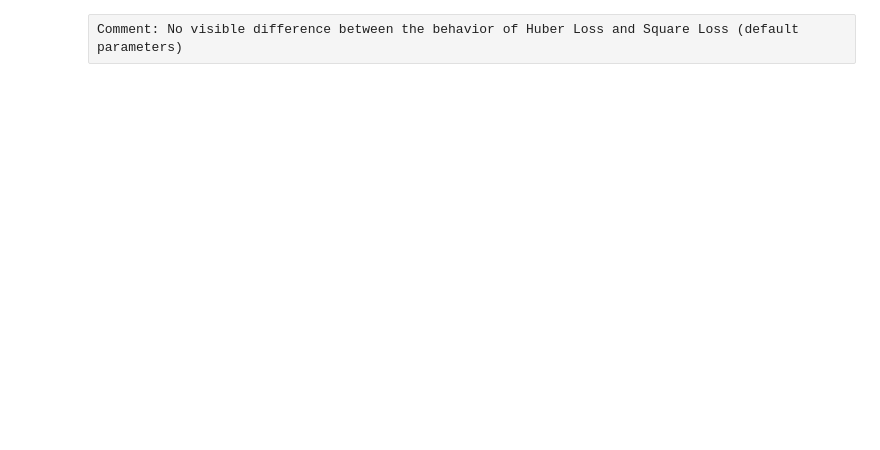
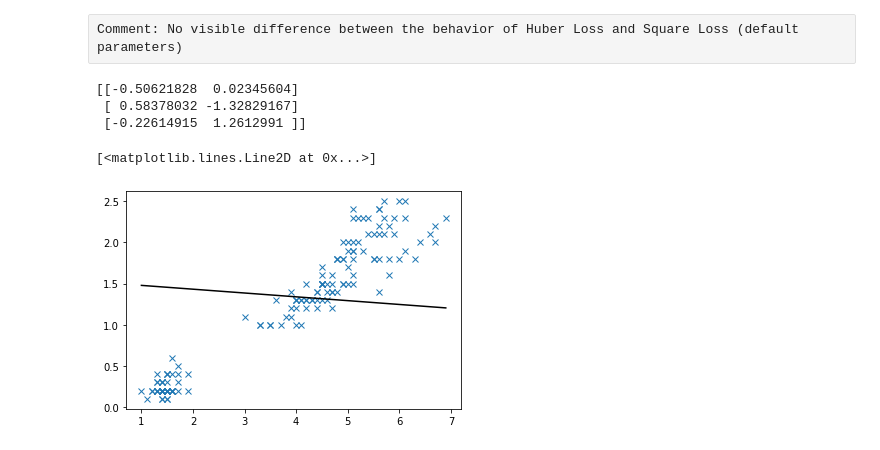
Before and after one commit to ycheng14799/MLProgrammingAssignmentWeek3, a Jupyter notebook: LinearClassifierVersion2.ipynb, the cells around one changed output. Drawn from its saved outputs; the diff is of its cells as text; code cells hidden in the pictures; blank space fills up the shorter version.

Commit message:
Still working on plotting decision boundaries generated by huber loss classification.

```diff
--- a/LinearClassifierVersion2.ipynb
+++ b/LinearClassifierVersion2.ipynb
@@ -362,2 +364,25 @@ generateGraph(trainSizes, trainScoresMean, testScoresMean,\
 # %% [raw]
 Comment: No visible difference between the behavior of Huber Loss and Square Loss (default parameters)
+# %%
+# Idea: Attempt to visualize decision boundaries
+# of model on a subset of the features
+huberEst = SGDClassifier(loss="huber", penalty="none",\
+    max_iter=10000, shuffle=True, tol=None, learning_rate="constant",\
+    eta0=0.01, epsilon=100)
+huberEst.fit(X[:,2:],y)
+print(huberEst.coef_)
+w1 = huberEst.coef_[0,0]
+w2 = huberEst.coef_[0,1]
+m =  w2 / w1
+b = huberEst.intercept_[0]
+plt.figure()
+plt.plot(X[:,2], X[:,3], 'x')
+xx = np.linspace(np.amin(X[:,2]), np.amax(X[:,2]))
+yy = m * xx + b
+plt.plot(xx,yy,'k')
+# %% [output]
+[[-0.50621828  0.02345604]
+ [ 0.58378032 -1.32829167]
+ [-0.22614915  1.2612991 ]]
+[<matplotlib.lines.Line2D at 0x...>]
+[figure, added]
```
Also changed, not shown: parts of 8 cells of this notebook.
